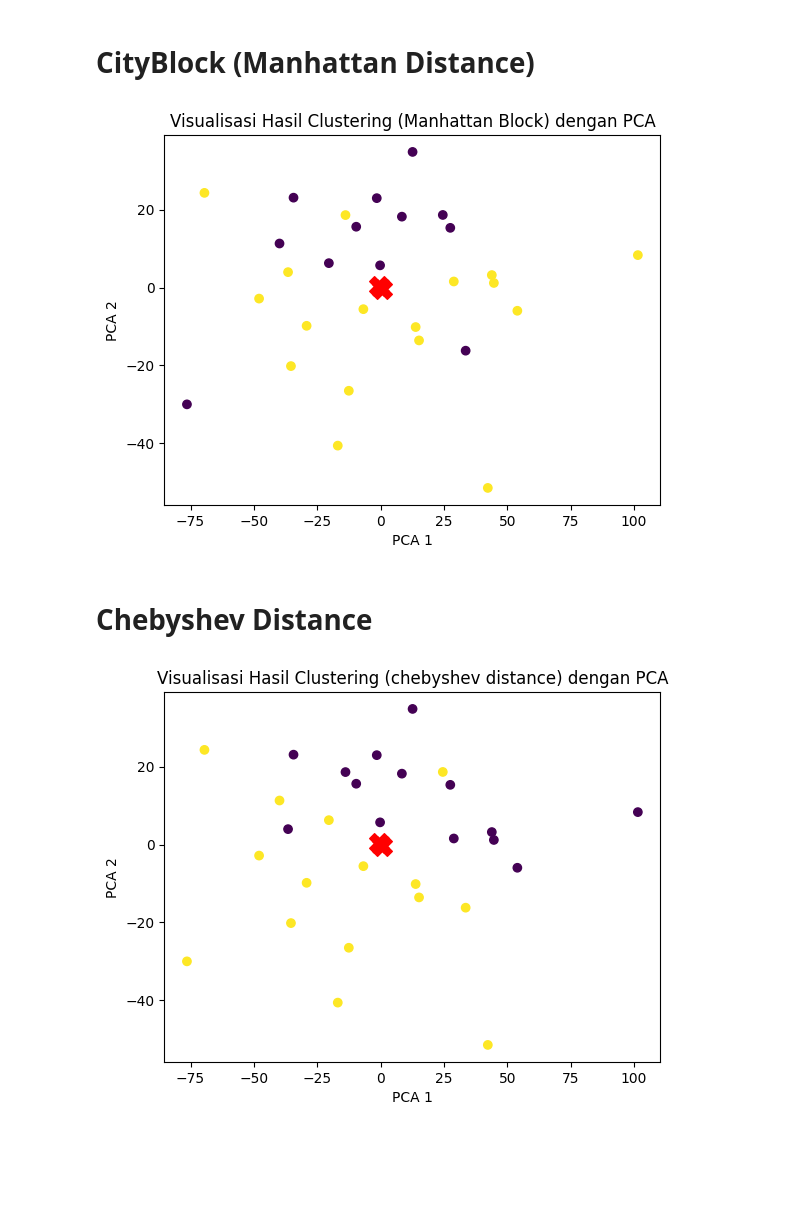
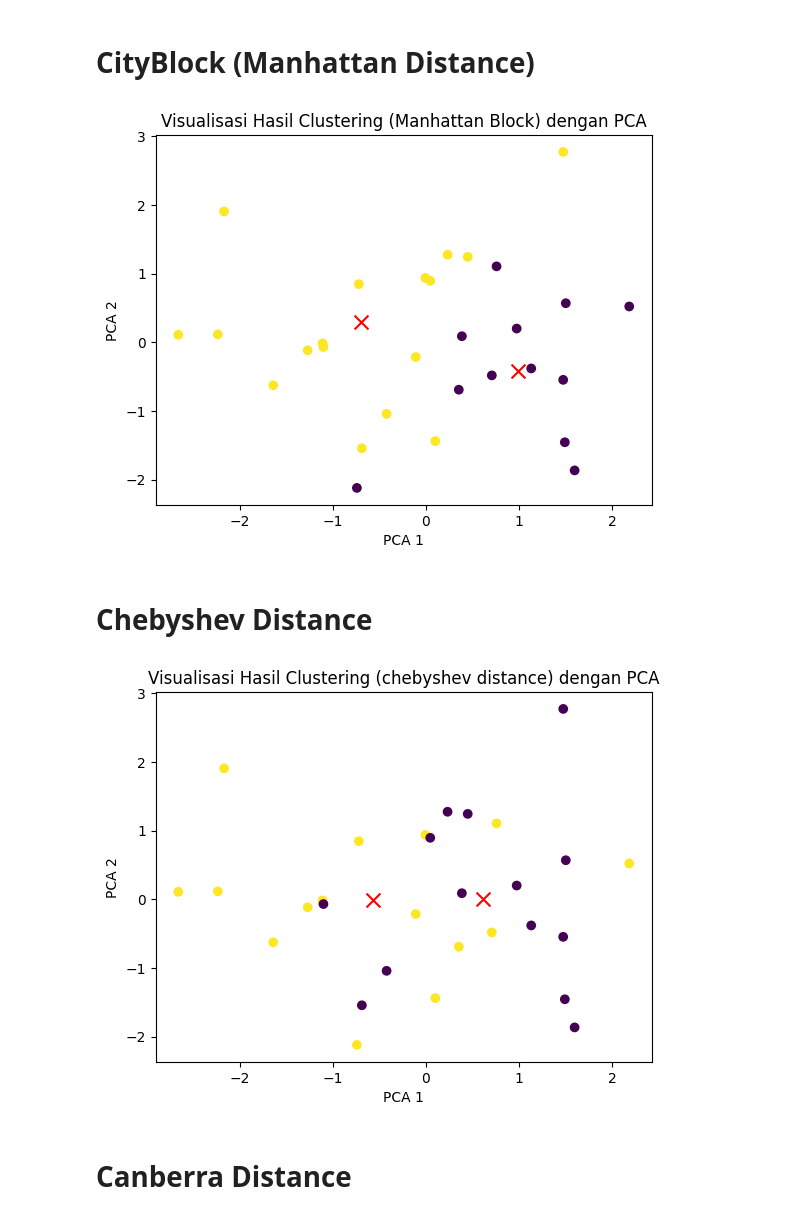
Before and after one commit to gikirima/TugasML_Kmeans, a Jupyter notebook: K_means_custom_metrics.ipynb, the cells around one changed output. Saved outputs shown, nothing was run; the diff lists cells and outputs as text; code cells hidden in the pictures; blank space fills up the shorter version.

```diff
--- a/K_means_custom_metrics.ipynb
+++ b/K_means_custom_metrics.ipynb
@@ -12,7 +7,7 @@ Drive already mounted at /content/drive; to attempt to forcibly remount, call dr
 # %%
 import pandas as pd
 
-df = pd.read_csv('/content/drive/MyDrive/S2 Data Sains/Semester 2/Machine Learning/Pertemuan XII/heart_data.csv')
+df = pd.read_csv('heart_data.csv')
 
 df.head()
 # %% [output]
@@ -140,6 +141,6 @@ array([1, 1, 1, 0, 0, 0, 1, 1, 1, 1, 0, 0, 0, 0, 1, 0, 0, 0, 0, 1, 0, 0,
 from sklearn.decomposition import PCA
 
 pca = PCA(n_components=2)
-df_pca = pca.fit_transform(df)
+df_pca = pca.fit_transform(df_scaled)
 df_pca
 # %% [output]
@@ -179,7 +180,10 @@ plt.scatter(df_pca[:, 0], df_pca[:, 1], c=kmeans.labels_)
 plt.xlabel('PCA 1')
 plt.ylabel('PCA 2')
 plt.title('Visualisasi Hasil Clustering (Euclidean) dengan PCA')
-# tambahkan marker centroid
-plt.scatter(kmeans.cluster_centers_[:, 0], kmeans.cluster_centers_[:, 1], marker='X', s=200, c='red')
+
+# tampilkan centroid
+centroids = kmeans.cluster_centers_
+centroids = pca.transform(centroids)
+plt.scatter(centroids[:, 0], centroids[:, 1], c='red', marker='x', s=100, label='Centroids')
 plt.show()
 # %% [output]
@@ -235,14 +239,16 @@ labels_manhattan, centroids_manhattan = custom_kmeans_manhattan(df_scaled, n_clu
 # %%
 # visualisasikan df_PCA dengan warna hasil clustering
 plt.scatter(df_pca[:, 0], df_pca[:, 1], c=labels_manhattan)
 plt.xlabel('PCA 1')
 plt.ylabel('PCA 2')
 plt.title('Visualisasi Hasil Clustering (Manhattan Block) dengan PCA')
-# tambahkan marker centroid
-plt.scatter(kmeans.cluster_centers_[:, 0], kmeans.cluster_centers_[:, 1], marker='X', s=200, c='red')
+
+# tampilkan centroid
+centroids_manhattan = pca.transform(centroids_manhattan)
+plt.scatter(centroids_manhattan[:, 0], centroids_manhattan[:, 1], c='red', marker='x', s=100, label='Centroids')
 plt.show()
 # %% [output]
-[figure, old version]
+[figure, new version]
 # %% [markdown]
 # **Chebyshev Distance**
 # %%
@@ -295,8 +301,12 @@ plt.scatter(df_pca[:, 0], df_pca[:, 1], c=labels_chebyshev)
 plt.xlabel('PCA 1')
 plt.ylabel('PCA 2')
 plt.title('Visualisasi Hasil Clustering (chebyshev distance) dengan PCA')
-# tambahkan marker centroid
-plt.scatter(kmeans.cluster_centers_[:, 0], kmeans.cluster_centers_[:, 1], marker='X', s=200, c='red')
+
+# tampilkan centroid
+centroids_chebyshev = pca.transform(centroids_chebyshev)
+plt.scatter(centroids_chebyshev[:, 0], centroids_chebyshev[:, 1], c='red', marker='x', s=100, label='Centroids')
 plt.show()
 # %% [output]
-[figure, old version]
+[figure, new version]
+# %% [markdown]
+# **Canberra Distance**
```
Also changed, not shown: parts of 8 cells of this notebook.
